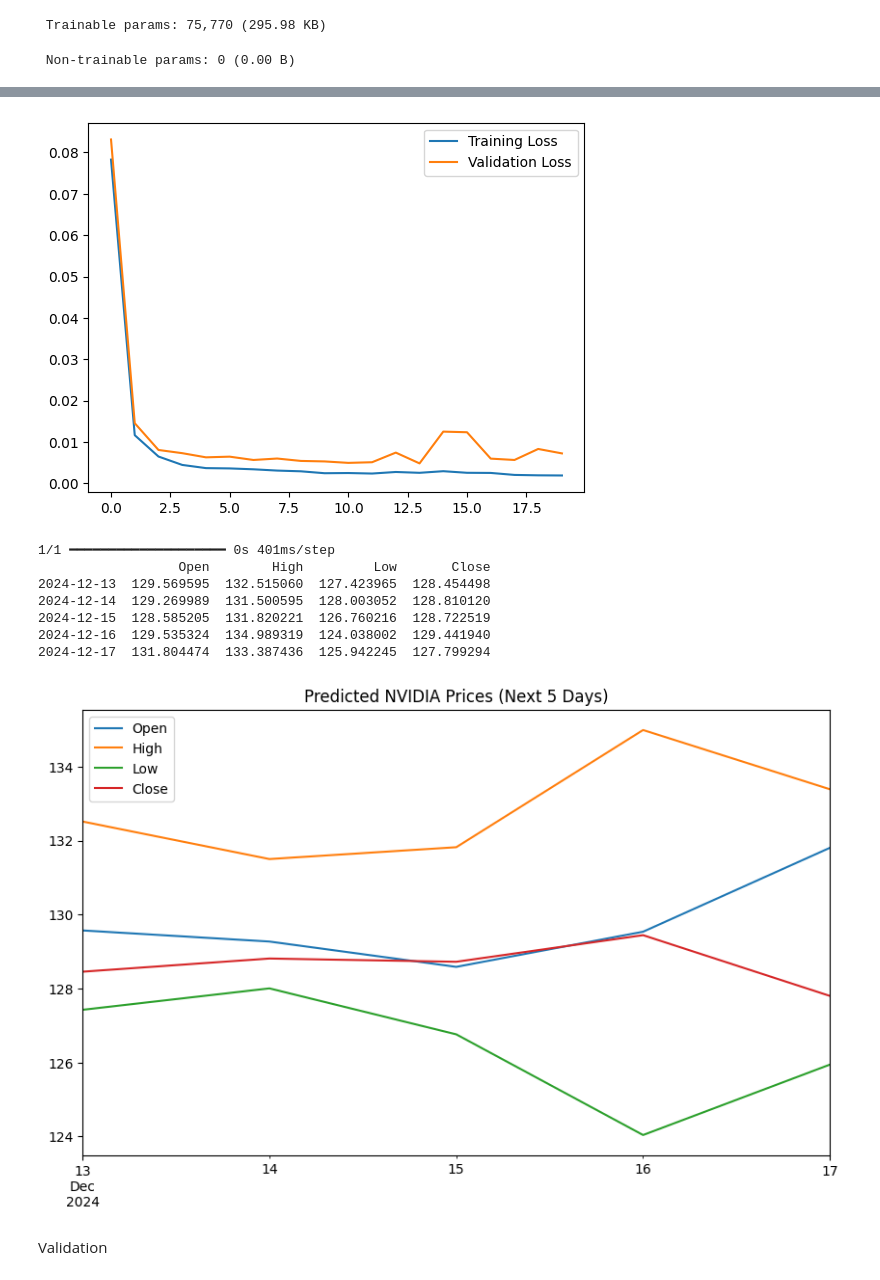
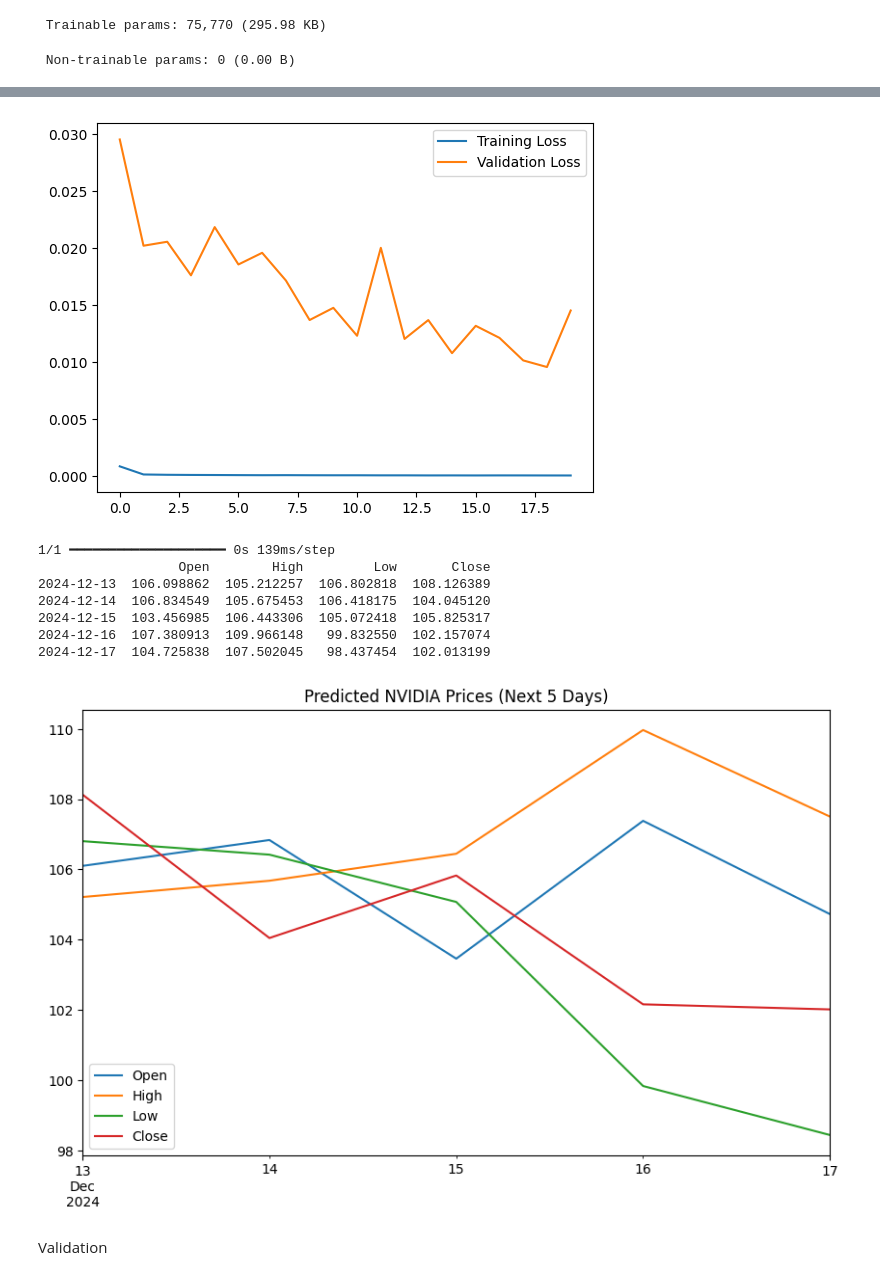
Before and after one commit to bmltera/stock-predictor, a Jupyter notebook: model/modelv1.ipynb, the cells around one changed output, grey strips where cells are left out. Drawn from its saved outputs; the diff is of its cells as text; code cells hidden in the pictures.

```diff
--- a/model/modelv1.ipynb
+++ b/model/modelv1.ipynb
@@ -13,7 +13,7 @@ def fetch_stock_data(ticker, start_date, end_date):
     return data[['Open', 'High', 'Low', 'Close']]
 
 # Fetch data
-start_date = "2023-01-01"
+start_date = "2016-01-01"
 end_date = "2024-12-13"
 data = fetch_stock_data("NVDA", start_date, end_date)
 
@@ -124,12 +124,12 @@ Epoch 20/20
-[figure, old version]
+[figure, new version]
-1/1 ━━━━━━━━━━━━━━━━━━━━ 0s 401ms/step
+1/1 ━━━━━━━━━━━━━━━━━━━━ 0s 139ms/step
                   Open        High         Low       Close
-2024-12-13  129.569595  132.515060  127.423965  128.454498
-2024-12-14  129.269989  131.500595  128.003052  128.810120
-2024-12-15  128.585205  131.820221  126.760216  128.722519
-2024-12-16  129.535324  134.989319  124.038002  129.441940
-2024-12-17  131.804474  133.387436  125.942245  127.799294
+2024-12-13  106.098862  105.212257  106.802818  108.126389
+2024-12-14  106.834549  105.675453  106.418175  104.045120
+2024-12-15  103.456985  106.443306  105.072418  105.825317
+2024-12-16  107.380913  109.966148   99.832550  102.157074
+2024-12-17  104.725838  107.502045   98.437454  102.013199
-[figure, old version]
+[figure, new version]
 # %% [markdown]
 Validation
 # %%
```
Also changed, not shown: parts of 3 cells of this notebook, 3 other files.
